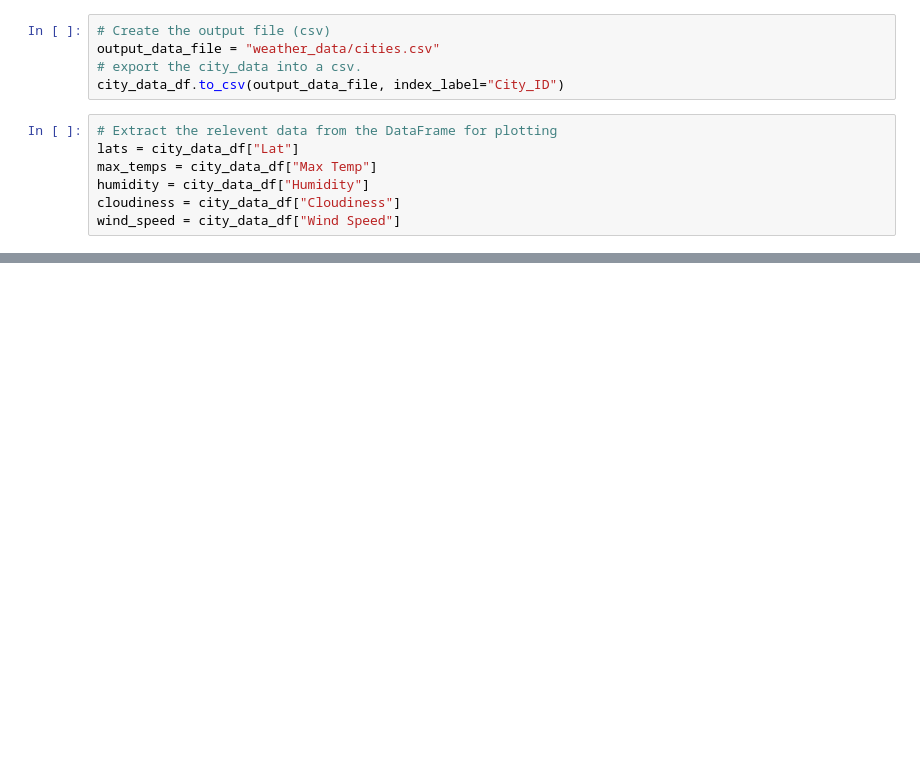
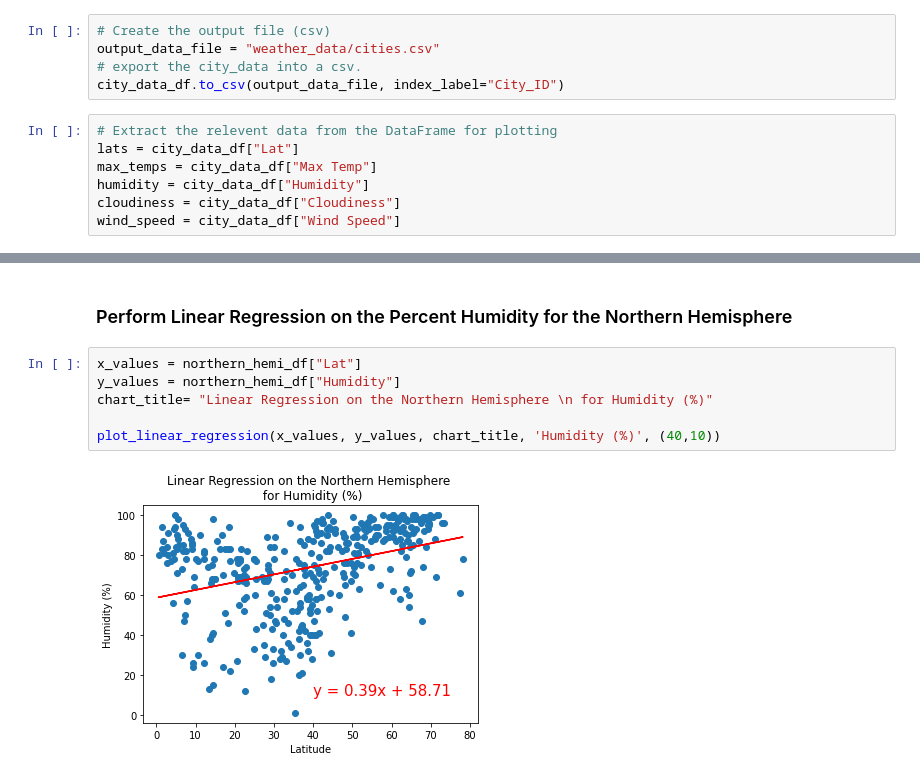
Before and after one commit to ZeroDarkHardy/World_Weather_Analysis, a Jupyter notebook: WeatherPy.ipynb, the cells around one changed output, grey strips where cells are left out. Saved outputs shown, nothing was run; the diff lists cells and outputs as text; blank space fills up the shorter version.

```diff
--- a/WeatherPy.ipynb
+++ b/WeatherPy.ipynb
@@ -302,0 +357,10 @@ plt.show()
+# %% [markdown]
+### Perform Linear Regression on the Percent Humidity for the Northern Hemisphere
+# %%
+x_values = northern_hemi_df["Lat"]
+y_values = northern_hemi_df["Humidity"]
+chart_title= "Linear Regression on the Northern Hemisphere \n for Humidity (%)"
+
+plot_linear_regression(x_values, y_values, chart_title, 'Humidity (%)', (40,10))
+# %% [output]
+[figure, added]
```
Also changed, not shown: parts of 34 cells of this notebook, 6 other files.
